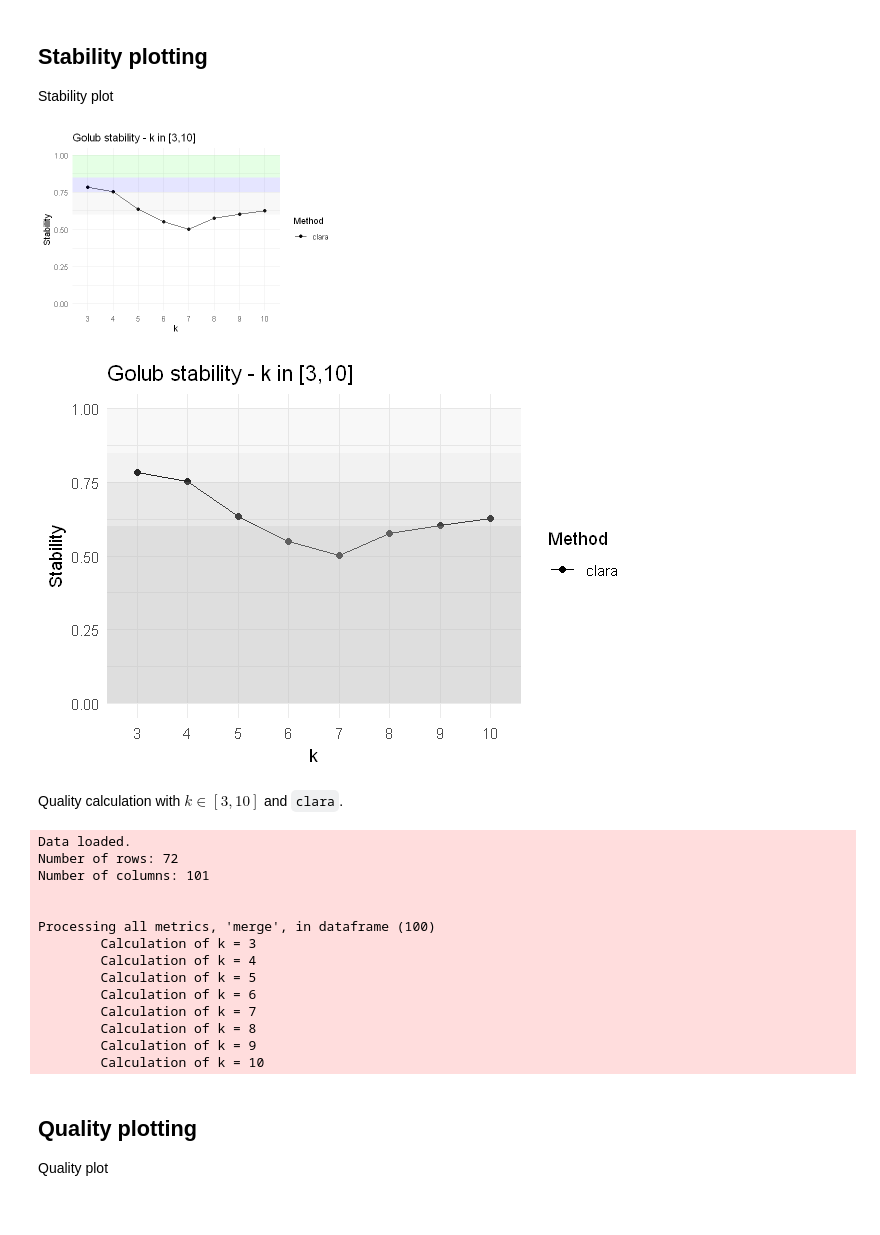
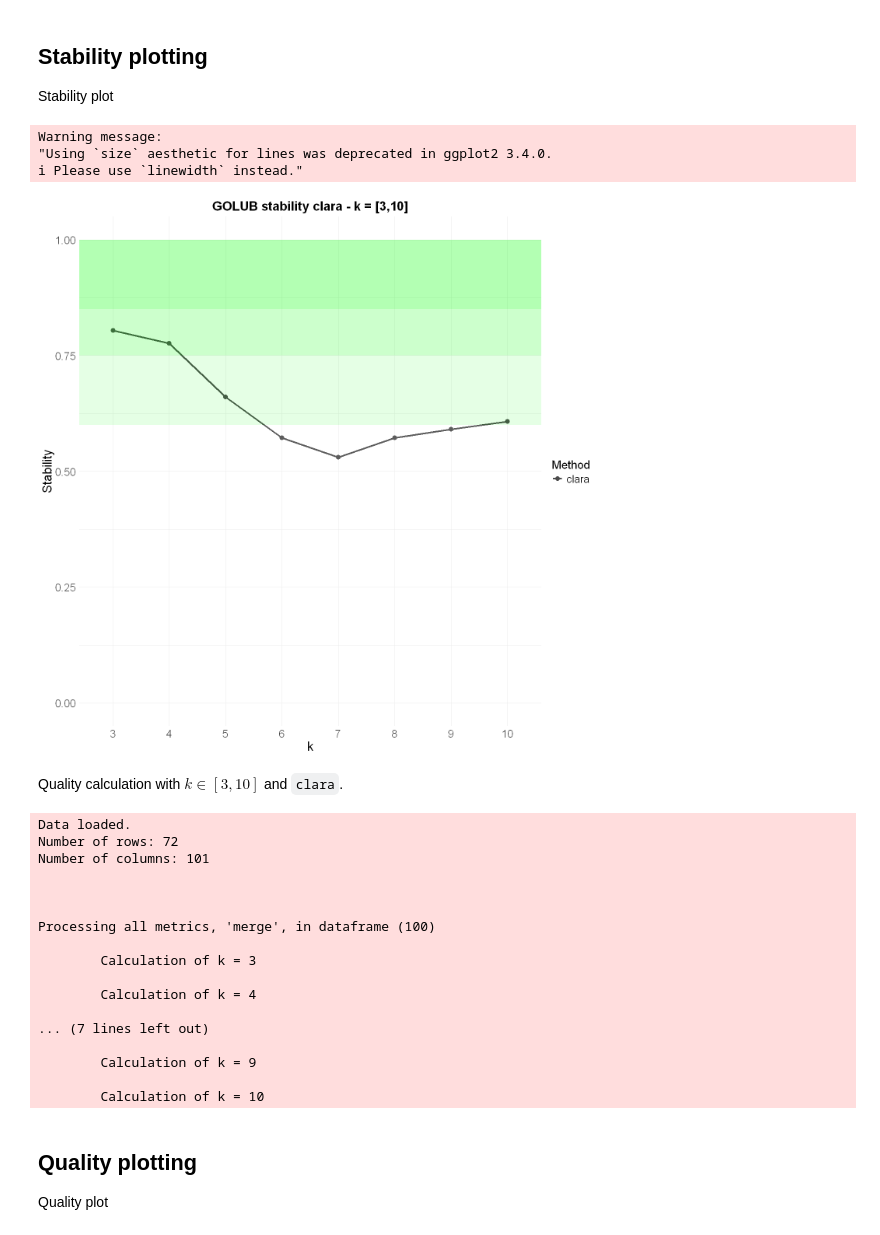
Before and after one commit to neobernad/evaluomeR, a Jupyter notebook: notebooks/use_cases/golub.ipynb, the cells around one changed output. Drawn from its saved outputs; the diff is of its cells as text; code cells hidden in the pictures.

Commit message:
Updating golub notebook

```diff
--- a/notebooks/use_cases/golub.ipynb
+++ b/notebooks/use_cases/golub.ipynb
@@ -33,8 +51,9 @@ packageVersion("evaluomeR")
 # %% [markdown]
 # Dataset <a class="anchor" id="dataset"></a>
 # %%
-load("data/leukemia.RData")
-golub = as.data.frame(leukemia)
+data("golub")
+golub = golub
+colnames(golub)[colnames(golub) == 'Case'] <- 'Description'
 head(golub)
 # %% [output]
 A data.frame: 6 × 102
@@ -64,6 +80,0 @@ Here, we prepare the GOLUB dataset for the analysis, in order to do so, we remov
-# %%
-golub["Class"] = NULL # leukemia
-golub["sample"] = NULL
-golub["type"] = NULL
-golub["FAB"] = NULL
-golub["gender"] = NULL
@@ -177,7 +87,7 @@ seed = 13606
 k.range=c(3,10)
 cbi = "clara"
 top_golub = golub
-colnames(top_golub)[colnames(top_golub) == 'Case'] <- 'Description'
+top_golub["Class"] = NULL
 # %% [markdown]
 Stability calculation with $k \in [3,10]$ and `clara`:
 # %%
@@ -215,52 +125,39 @@ stab$Metric = rownames(stab)
 stab$Method = cbi
 stab_melt = melt(stab, id.vars = c("Metric", "Method"))
 # %%
-color <- c("black", "darkgray", "gray", "lightgray", "white")
+color <- c("#4B4B4B", "#1E90FF", "black", "darkgray", "gray", "lightgray", "white")
 
 p <- ggplot(stab_melt, aes(x = variable, y = value, color = Method, group = Method)) +
-  geom_point() +
-  geom_line() +
+    geom_point(size = 3) +
+     geom_line(size = 1.2) +
   scale_color_manual(values = color) +
   labs(
-    title = paste0('Golub stability - k in [', k.range[1], ",", k.range[2], ']'),
+    title = paste0('GOLUB stability ',cbi,' - k = [', k.range[1], ",", k.range[2], ']'),
     x = 'k',
     y = 'Stability'
   ) +
   scale_y_continuous(limits = c(0, 1)) +
-  theme_minimal()
+  theme_minimal() +
+  theme(
+    plot.title = element_text(hjust = 0.5, size = 20, face = "bold"),
+    legend.position = "right",
+    legend.title = element_text(size = 18),
+    legend.text = element_text(size = 16),
+    axis.title.x = element_text(size = 20),
+    axis.title.y = element_text(size = 20),
+    axis.text = element_text(size = 16)
+  )
 
-# Adding rectangles
 p +
-  annotate("rect", xmin = -Inf, xmax = Inf, ymin = 0.85, ymax = 1, alpha = 0.1, fill = "green") +
-  annotate("rect", xmin = -Inf, xmax = Inf, ymin = 0.75, ymax = 0.85, alpha = 0.1, fill = "blue") +
-  annotate("rect", xmin = -Inf, xmax = Inf, ymin = 0.6, ymax = 0.75, alpha = 0.1, fill = "gray") +
+  annotate("rect", xmin = -Inf, xmax = Inf, ymin = 0.85, ymax = 1, alpha = 0.3, fill = "green") +
+  annotate("rect", xmin = -Inf, xmax = Inf, ymin = 0.75, ymax = 0.85, alpha = 0.2, fill = "green") +
+  annotate("rect", xmin = -Inf, xmax = Inf, ymin = 0.6, ymax = 0.75, alpha = 0.1, fill = "green") +
   annotate("rect", xmin = -Inf, xmax = Inf, ymin = 0, ymax = 0.6, alpha = 0.1, fill = "white")
 # %% [output]
+Warning message:
+"Using `size` aesthetic for lines was deprecated in ggplot2 3.4.0.
+ℹ Please use `linewidth` instead."
-[figure, old version]
+[figure, new version]
-# %%
-color <- c("black", "darkgray", "gray", "lightgray", "white")
-
-# Base ggplot
-p <- ggplot(stab_melt, aes(x = variable, y = value, color = Method, group = Method)) +
-  geom_point() +
-  geom_line() +
-  scale_color_manual(values = color) +
-  labs(
-    title = paste0('Golub stability - k in [', k.range[1], ",", k.range[2], ']'),
-    x = 'k',
-    y = 'Stability'
-  ) +
-  scale_y_continuous(limits = c(0, 1)) +
-  theme_minimal()
-
-# Adding grayscale rectangles
-p +
-  annotate("rect", xmin = -Inf, xmax = Inf, ymin = 0.85, ymax = 1, alpha = 0.1, fill = "gray") +
-  annotate("rect", xmin = -Inf, xmax = Inf, ymin = 0.75, ymax = 0.85, alpha = 0.2, fill = "gray") +
-  annotate("rect", xmin = -Inf, xmax = Inf, ymin = 0.6, ymax = 0.75, alpha = 0.35, fill = "gray") +
-  annotate("rect", xmin = -Inf, xmax = Inf, ymin = 0, ymax = 0.6, alpha = 0.5, fill = "gray")
-# %% [output]
-[figure, removed]
 # %% [markdown]
 Quality calculation with $k \in [3,10]$ and `clara`.
 # %%
@@ -275,14 +172,17 @@ Number of rows: 72
 Number of columns: 101
 
 
+
 Processing all metrics, 'merge', in dataframe (100)
+
         Calculation of k = 3
+
         Calculation of k = 4
-        Calculation of k = 5
-        Calculation of k = 6
-        Calculation of k = 7
-        Calculation of k = 8
+
+... (7 lines left out)
+
         Calculation of k = 9
+
         Calculation of k = 10
 # %% [markdown]
 ## Quality plotting <a class="anchor" id="evaluomeR_qual_plot"></a>
```
Also changed, not shown: parts of 24 cells of this notebook, 1 other file.
